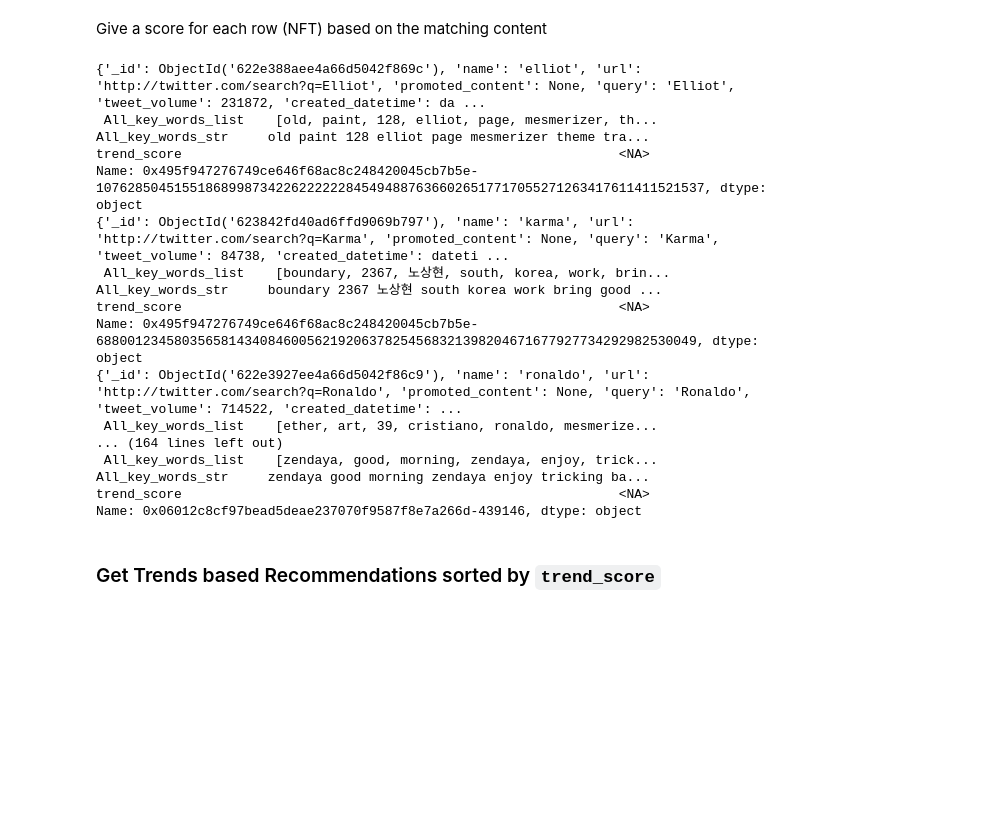
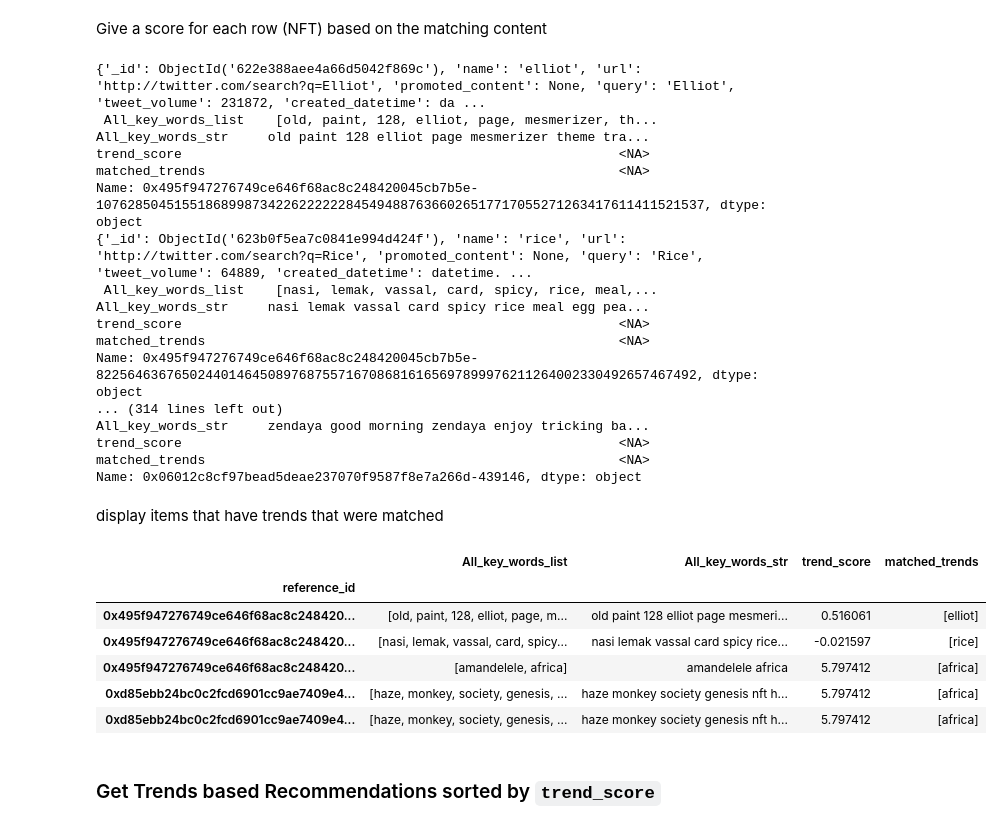
Before and after one commit to dinuka-rp/nerdy-panda, a Jupyter notebook: Prototype/RecSys/Trends_Content_based_NFT_Recommender_System.ipynb, the cells around one changed output. Drawn from its saved outputs; the diff is of its cells as text; code cells hidden in the pictures; blank space fills up the shorter version.

```diff
--- a/Prototype/RecSys/Trends_Content_based_NFT_Recommender_System.ipynb
+++ b/Prototype/RecSys/Trends_Content_based_NFT_Recommender_System.ipynb
@@ -480,10 +482,12 @@ for trend in pre_processed_twitter_trends:
 Give a score for each row (NFT) based on the matching content
 # %%
 df['trend_score'] = pd.NA
+df['matched_trends'] = pd.NA
 # not_interested_trends = []  # defined by admin/ each user?
 
 for index, row in df.iterrows():
   new_trend_match_score = 0
+  matched_trends_to_item = []
 
   for trend in pre_processed_twitter_trends:
 
@@ -493,26 +497,49 @@ for index, row in df.iterrows():
       # calculate trend_score for each trend before trying to match because this score will be the same for all content - total score will be an aggregate
       new_trend_match_score += trend['trend_score']
 
+      # add trend to matched_trends_to_item
+      matched_trends_to_item.append(trend['name'])
+
       print(trend, "\n",row)
 
   df.at[index, 'trend_score'] = new_trend_match_score
+  # save list of trends matched with item
+  df.at[index, 'matched_trends'] = matched_trends_to_item
 # %% [output]
 {'_id': ObjectId('622e388aee4a66d5042f869c'), 'name': 'elliot', 'url': 'http://twitter.com/search?q=Elliot', 'promoted_content': None, 'query': 'Elliot', 'tweet_volume': 231872, 'created_datetime': da ...
  All_key_words_list    [old, paint, 128, elliot, page, mesmerizer, th...
 All_key_words_str     old paint 128 elliot page mesmerizer theme tra...
 trend_score                                                        <NA>
+matched_trends                                                     <NA>
 Name: 0x495f947276749ce646f68ac8c248420045cb7b5e-107628504515518689987342262222228454948876366026517717055271263417611411521537, dtype: object
-{'_id': ObjectId('623842fd40ad6ffd9069b797'), 'name': 'karma', 'url': 'http://twitter.com/search?q=Karma', 'promoted_content': None, 'query': 'Karma', 'tweet_volume': 84738, 'created_datetime': dateti ...
- All_key_words_list    [boundary, 2367, 노상현, south, korea, work, brin...
-All_key_words_str     boundary 2367 노상현 south korea work bring good ...
+{'_id': ObjectId('623b0f5ea7c0841e994d424f'), 'name': 'rice', 'url': 'http://twitter.com/search?q=Rice', 'promoted_content': None, 'query': 'Rice', 'tweet_volume': 64889, 'created_datetime': datetime. ...
+ All_key_words_list    [nasi, lemak, vassal, card, spicy, rice, meal,...
+All_key_words_str     nasi lemak vassal card spicy rice meal egg pea...
 trend_score                                                        <NA>
-Name: 0x495f947276749ce646f68ac8c248420045cb7b5e-68800123458035658143408460056219206378254568321398204671677927734292982530049, dtype: object
-{'_id': ObjectId('622e3927ee4a66d5042f86c9'), 'name': 'ronaldo', 'url': 'http://twitter.com/search?q=Ronaldo', 'promoted_content': None, 'query': 'Ronaldo', 'tweet_volume': 714522, 'created_datetime': ...
- All_key_words_list    [ether, art, 39, cristiano, ronaldo, mesmerize...
-... (164 lines left out)
- All_key_words_list    [zendaya, good, morning, zendaya, enjoy, trick...
+matched_trends                                                     <NA>
+Name: 0x495f947276749ce646f68ac8c248420045cb7b5e-82256463676502440146450897687557167086816165697899976211264002330492657467492, dtype: object
+... (314 lines left out)
 All_key_words_str     zendaya good morning zendaya enjoy tricking ba...
 trend_score                                                        <NA>
+matched_trends                                                     <NA>
 Name: 0x06012c8cf97bead5deae237070f9587f8e7a266d-439146, dtype: object
+# %% [markdown]
+display items that have trends that were matched
+# %%
+# get items that only have a trend_score (greater than zero, to not get negative ranked sentiment items at all)
+  # This condition depends on the implementation (to to find a score/ method to rank these values in the middle with zeros (item-to-item matches? based on categorical content in trends/ trending items?),
+  # because whatever trend it is, even negative sentiment might be better than no sentiment - this affects precision or recall)
+  # trending_df = df[df["trend_score"] > 0 ]
+trending_df = df[df['trend_score'] != 0]
+
+trending_df.head()
+# %% [output]
+|  | All_key_words_list | All_key_words_str | trend_score | matched_trends |
+| reference_id |  |  |  |  |
+| 0x495f947276749ce646f68ac8c248420... | [old, paint, 128, elliot, page, m... | old paint 128 elliot page mesmeri... | 0.516061 | [elliot] |
+| 0x495f947276749ce646f68ac8c248420... | [nasi, lemak, vassal, card, spicy... | nasi lemak vassal card spicy rice... | -0.021597 | [rice] |
+| 0x495f947276749ce646f68ac8c248420... | [amandelele, africa] | amandelele africa | 5.797412 | [africa] |
+| 0xd85ebb24bc0c2fcd6901cc9ae7409e4... | [haze, monkey, society, genesis, ... | haze monkey society genesis nft h... | 5.797412 | [africa] |
+| 0xd85ebb24bc0c2fcd6901cc9ae7409e4... | [haze, monkey, society, genesis, ... | haze monkey society genesis nft h... | 5.797412 | [africa] |
 # %% [markdown]
 ### Get Trends based Recommendations sorted by `trend_score`
```
Also changed, not shown: parts of 28 cells of this notebook.
